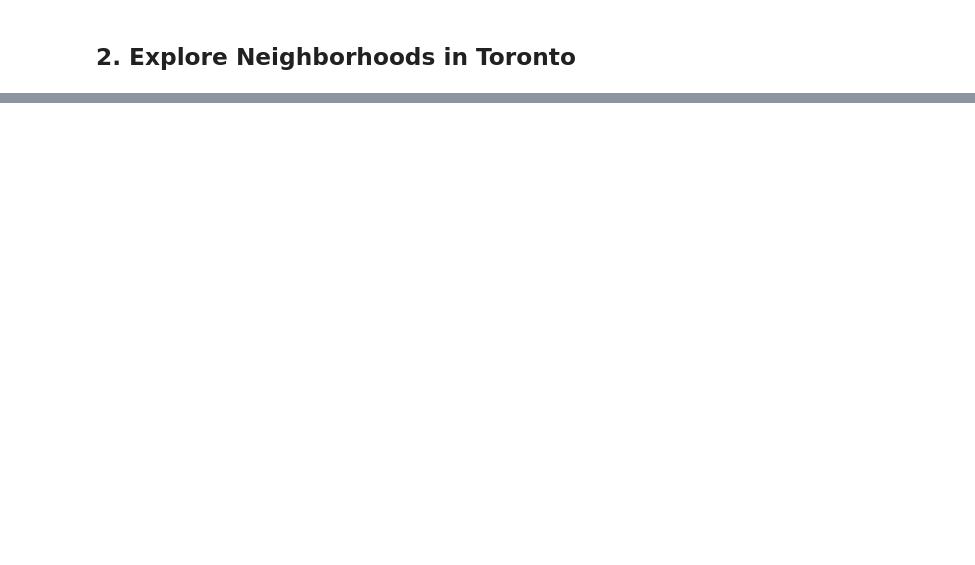
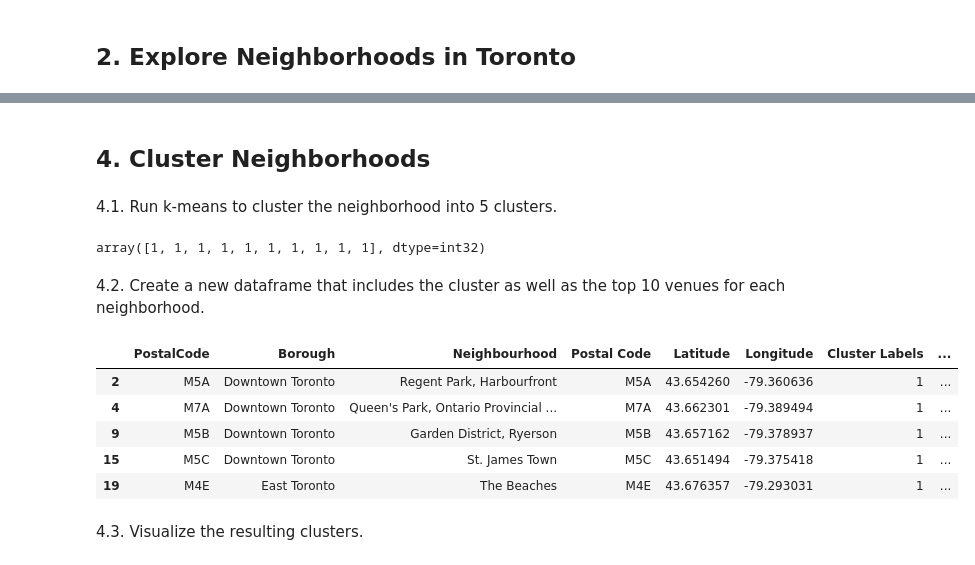
Before and after one commit to arongaldon/IBM-Capstone-Project, a Jupyter notebook: IBM Capstone Project - Toronto Clustering Lab 3 of 3.ipynb, the cells around one changed output, grey strips where cells are left out. Drawn from its saved outputs; the diff is of its cells as text; code cells hidden in the pictures; blank space fills up the shorter version.

```diff
--- a/IBM Capstone Project - Toronto Clustering Lab 3 of 3.ipynb
+++ b/IBM Capstone Project - Toronto Clustering Lab 3 of 3.ipynb
@@ -213,0 +273,14 @@ nearby_venues
+# %%
+toronto_grouped = toronto_onehot.groupby('Neighborhood').mean().reset_index()
+
+num_top_venues = 5
+
+for hood in toronto_grouped['Neighborhood']:
+    print("----"+hood+"----")
+    temp = toronto_grouped[toronto_grouped['Neighborhood'] == hood].T.reset_index()
+    temp.columns = ['venue','freq']
+    temp = temp.iloc[1:]
+    temp['freq'] = temp['freq'].astype(float)
+    temp = temp.round({'freq': 2})
+    print(temp.sort_values('freq', ascending=False).reset_index(drop=True).head(num_top_venues))
+    print('\n')
@@ -213,0 +307,23 @@ nearby_venues
+# %%
+def return_most_common_venues(row, num_top_venues):
+    row_categories = row.iloc[1:]
+    row_categories_sorted = row_categories.sort_values(ascending=False)
+    return row_categories_sorted.index.values[0:num_top_venues]
+
+num_top_venues = 10
+indicators = ['st', 'nd', 'rd']
+
+columns = ['Neighborhood']
+for ind in np.arange(num_top_venues):
+    try:
+        columns.append('{}{} Most Common Venue'.format(ind+1, indicators[ind]))
+    except:
+        columns.append('{}th Most Common Venue'.format(ind+1))
+
+neighborhoods_venues_sorted = pd.DataFrame(columns=columns)
+neighborhoods_venues_sorted['Neighborhood'] = toronto_grouped['Neighborhood']
+
+for ind in np.arange(toronto_grouped.shape[0]):
+    neighborhoods_venues_sorted.iloc[ind, 1:] = return_most_common_venues(toronto_grouped.iloc[ind, :], num_top_venues)
+
+neighborhoods_venues_sorted.head()
@@ -213,0 +337,29 @@ nearby_venues
+# %% [markdown]
+## 4. Cluster Neighborhoods
+# %% [markdown]
+4.1. Run k-means to cluster the neighborhood into 5 clusters.
+# %%
+kclusters = 5
+toronto_grouped_clustering = toronto_grouped.drop('Neighborhood', 1)
+
+kmeans = KMeans(n_clusters=kclusters, random_state=0).fit(toronto_grouped_clustering)
+kmeans.labels_[0:10]
+# %% [output]
+array([1, 1, 1, 1, 1, 1, 1, 1, 1, 1], dtype=int32)
+# %% [markdown]
+4.2. Create a new dataframe that includes the cluster as well as the top 10 venues for each neighborhood.
+# %%
+#neighborhoods_venues_sorted.insert(0, 'Cluster Labels', kmeans.labels_)
+toronto_merged = toronto_data
+
+toronto_merged = toronto_merged.join(neighborhoods_venues_sorted.set_index('Neighborhood'), on='Neighbourhood')
+toronto_merged.head()
+# %% [output]
+|  | PostalCode | Borough | Neighbourhood | Postal Code | Latitude | Longitude | Cluster Labels | ... |
+| 2 | M5A | Downtown Toronto | Regent Park, Harbourfront | M5A | 43.654260 | -79.360636 | 1 | ... |
+| 4 | M7A | Downtown Toronto | Queen's Park, Ontario Provincial ... | M7A | 43.662301 | -79.389494 | 1 | ... |
+| 9 | M5B | Downtown Toronto | Garden District, Ryerson | M5B | 43.657162 | -79.378937 | 1 | ... |
+| 15 | M5C | Downtown Toronto | St. James Town | M5C | 43.651494 | -79.375418 | 1 | ... |
+| 19 | M4E | East Toronto | The Beaches | M4E | 43.676357 | -79.293031 | 1 | ... |
+# %% [markdown]
+4.3. Visualize the resulting clusters.
```
Also changed, not shown: parts of 19 cells of this notebook, 1 other file.
